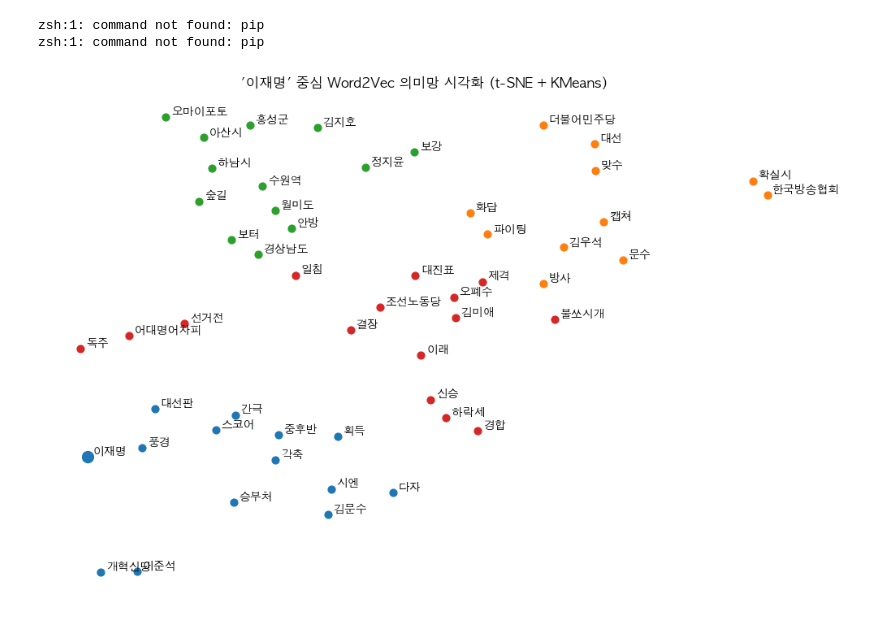
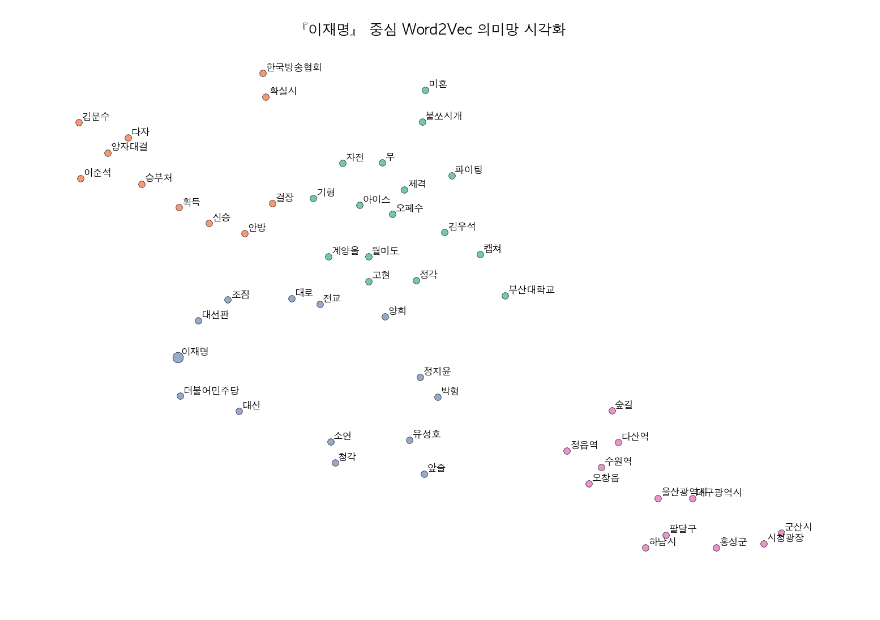
Before and after one commit to hyeriiiiinnn/KORE208_team5, a Jupyter notebook: 3. 정치인별 빈도, 워드임베딩/1.이재명/이재명_워드임베딩.ipynb, the cells around one changed output. Drawn from its saved outputs; the diff is of its cells as text; code cells hidden in the pictures.

```diff
--- a/3. 정치인별 빈도, 워드임베딩/1.이재명/이재명_워드임베딩.ipynb
+++ b/3. 정치인별 빈도, 워드임베딩/1.이재명/이재명_워드임베딩.ipynb
@@ -14,7 +14,7 @@ Note: you may need to restart the kernel to use updated packages.
 import pandas as pd
 
 # CSV 파일 불러오기
-df = pd.read_csv("/Users/matthew941/Desktop/KORE208_team5/3. 정치인별 빈도, 워드임베딩/1.이재명/이재명_tagged_filtered_ver2.csv")
+df = pd.read_csv("/Users/matthew941/Desktop/KORE208_team5/3. 정치인별 빈도, 워드임베딩/1.이재명/lee_jaemyung_tagged_filtered.csv")
 # %%
 import re
 
@@ -29,7 +29,7 @@ from gensim.models import Word2Vec
 sentences = df['tagged'].dropna().tolist()
 
 # 제외하고 싶은 단어
-ban_words = {"vs", "였고", "D", "이", "엿새", "보름", "열흘", "연이틀", "뉴시스","후보"}
+ban_words = {"vs", "였고", "D", "이", "엿새", "보름", "열흘", "연이틀", "뉴시스","후보","오마이포토","시엔","문수"}
 ban_tags = {"VCP", "SL"}
 
 # 필터링
@@ -134,7 +134,7 @@ for word in must_include:
 word_vectors = np.array([model.wv[word] for word in similar_words])
 
 # t-SNE 차원 축소 (★ n_iter 제거함!)
-tsne = TSNE(n_components=2, perplexity=5, random_state=42)
+tsne = TSNE(n_components=2, perplexity=7, random_state=42)
 vec_2d = tsne.fit_transform(word_vectors)
 
 # KMeans 클러스터링
@@ -157,64 +314,60 @@ zsh:1: command not found: pip
 # %%
-# 2D + 명사만
-
 import numpy as np
-
-!pip install scikit-learn
-!pip install matplotlib
-
 from sklearn.manifold import TSNE
 from sklearn.cluster import KMeans
 import matplotlib.pyplot as plt
 import matplotlib as mpl
 import platform
+import seaborn as sns
 
-# 폰트 지정
-# mpl.rcParams['font.family'] = 'Malgun Gothic'
-# mpl.rcParams['axes.unicode_minus'] = False
-
-# macOS인 경우 한글 폰트 설정
+# 폰트 설정
 if platform.system() == 'Darwin':
     plt.rcParams['font.family'] = 'AppleGothic'
+else:
+    plt.rcParams['font.family'] = 'Malgun Gothic'
+plt.rcParams['axes.unicode_minus'] = False
 
-# 유사 단어 50개
-all_similar = model.wv.most_similar(keyword, topn=500)  # 넉넉하게 뽑기
+# Word2Vec에서 유사 단어 추출
+all_similar = model.wv.most_similar(keyword, topn=500)
 noun_similar = [word for word, sim in all_similar if word_to_tag.get(word, "").startswith("NN")]
-
-# 최종 유사 단어 리스트: 중심 단어 + 명사 50개
 similar_words = [keyword] + noun_similar[:50]
 
-# 필수 단어 포함
+# 필수 단어 추가
 must_include = ['이준석', '김문수']
 for word in must_include:
     if word not in similar_words and word in model.wv:
         similar_words.append(word)
 
 # 벡터 추출
 word_vectors = np.array([model.wv[word] for word in similar_words])
 
-# t-SNE 차원 축소 (★ n_iter 제거함!)
+# 차원 축소
 tsne = TSNE(n_components=2, perplexity=5, random_state=42)
 vec_2d = tsne.fit_transform(word_vectors)
 
-# KMeans 클러스터링
+# 클러스터링
 kmeans = KMeans(n_clusters=4, random_state=42)
 labels = kmeans.fit_predict(vec_2d)
 
+# 색상 팔레트 설정
+palette = sns.color_palette("Set2", n_colors=4)
 
 # 시각화
-plt.figure(figsize=(12, 8))
+plt.figure(figsize=(14, 10))
+plt.title(f"『{keyword}』 중심 Word2Vec 의미망 시각화", fontsize=18, weight='bold', pad=20)
 
 for i, word in enumerate(similar_words):
     x, y = vec_2d[i]
-    tag = word_to_tag.get(word, "UNK")
+    size = 180 if word == keyword else 70
+    weight = 'bold' if word == keyword else 'normal'
+    plt.scatter(x, y, c=[palette[labels[i]]], s=size, alpha=0.9, edgecolors='k', linewidths=0.5)
+    plt.text(x + 0.3, y + 0.3, word, fontsize=12, weight=weight)
 
-    plt.scatter(x, y, c=f"C{labels[i]}", s=100 if word == keyword else 40)
-    plt.text(x + 0.5, y + 0.5, f"{word}", fontsize=10)
-
-plt.title(f"'{keyword}' 중심 Word2Vec 의미망 시각화 (t-SNE + KMeans)")
-plt.axis('off')
+plt.xticks([])
+plt.yticks([])
+plt.grid(False)
+plt.box(False)
+plt.tight_layout()
 plt.show()
 # %% [output]
-zsh:1: command not found: pip
-zsh:1: command not found: pip
-[figure, old version]
+[figure, new version]
```
Also changed, not shown: parts of 9 cells of this notebook, 14 other files.
